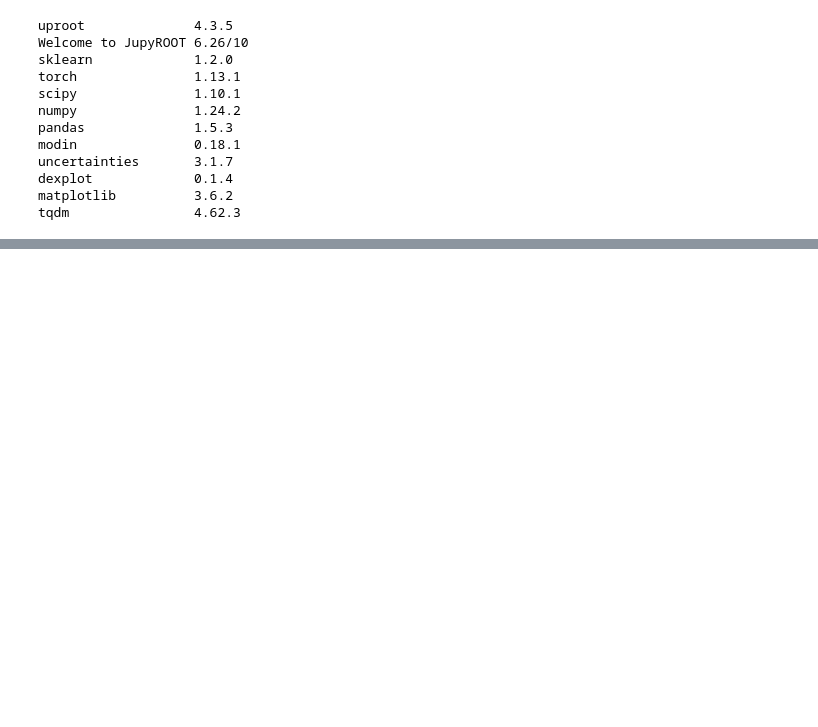
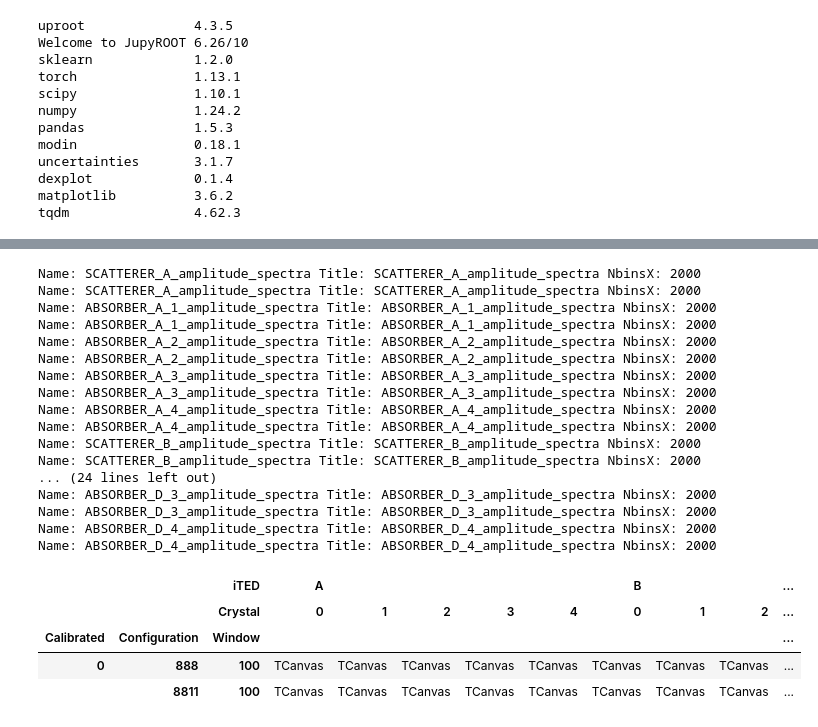
Before and after one commit to BGameiro2000/nucphys-thesis, a Jupyter notebook: code/analysis/PyROOT_resolution_Cs137.ipynb, the cells around one changed output, grey strips where cells are left out. Saved outputs shown, nothing was run; the diff lists cells and outputs as text; code cells hidden in the pictures; blank space fills up the shorter version.

```diff
--- a/code/analysis/PyROOT_resolution_Cs137.ipynb
+++ b/code/analysis/PyROOT_resolution_Cs137.ipynb
@@ -244,0 +154,20 @@ dtype: float64
+# %%
+def TH1D_draw(TH1D):
+
+    canvas = ROOT.TCanvas()
+    canvas.cd()
+
+    TH1D.Draw("pe")
+
+    text = ROOT.TLatex()
+    text.DrawLatex(300,250,
+                   "{}.{}-{}.{}.{}".format(
+                       iTED,
+                       crystal,
+                       calibration,
+                       config,
+                       CW
+                   )
+                  )
+
+    return canvas
@@ -244,0 +189,26 @@ dtype: float64
+# %%
+canvas = spectra.applymap(TH1D_draw)
+canvas.applymap(lambda x: type(x).__name__)
+# %% [output]
+Name: SCATTERER_A_amplitude_spectra Title: SCATTERER_A_amplitude_spectra NbinsX: 2000
+Name: SCATTERER_A_amplitude_spectra Title: SCATTERER_A_amplitude_spectra NbinsX: 2000
+Name: ABSORBER_A_1_amplitude_spectra Title: ABSORBER_A_1_amplitude_spectra NbinsX: 2000
+Name: ABSORBER_A_1_amplitude_spectra Title: ABSORBER_A_1_amplitude_spectra NbinsX: 2000
+Name: ABSORBER_A_2_amplitude_spectra Title: ABSORBER_A_2_amplitude_spectra NbinsX: 2000
+Name: ABSORBER_A_2_amplitude_spectra Title: ABSORBER_A_2_amplitude_spectra NbinsX: 2000
+Name: ABSORBER_A_3_amplitude_spectra Title: ABSORBER_A_3_amplitude_spectra NbinsX: 2000
+Name: ABSORBER_A_3_amplitude_spectra Title: ABSORBER_A_3_amplitude_spectra NbinsX: 2000
+Name: ABSORBER_A_4_amplitude_spectra Title: ABSORBER_A_4_amplitude_spectra NbinsX: 2000
+Name: ABSORBER_A_4_amplitude_spectra Title: ABSORBER_A_4_amplitude_spectra NbinsX: 2000
+Name: SCATTERER_B_amplitude_spectra Title: SCATTERER_B_amplitude_spectra NbinsX: 2000
+Name: SCATTERER_B_amplitude_spectra Title: SCATTERER_B_amplitude_spectra NbinsX: 2000
+... (24 lines left out)
+Name: ABSORBER_D_3_amplitude_spectra Title: ABSORBER_D_3_amplitude_spectra NbinsX: 2000
+Name: ABSORBER_D_3_amplitude_spectra Title: ABSORBER_D_3_amplitude_spectra NbinsX: 2000
+Name: ABSORBER_D_4_amplitude_spectra Title: ABSORBER_D_4_amplitude_spectra NbinsX: 2000
+Name: ABSORBER_D_4_amplitude_spectra Title: ABSORBER_D_4_amplitude_spectra NbinsX: 2000
+|  |  | iTED | A |  |  |  |  | B |  |  | ... |
+|  |  | Crystal | 0 | 1 | 2 | 3 | 4 | 0 | 1 | 2 | ... |
+| Calibrated | Configuration | Window |  |  |  |  |  |  |  |  | ... |
+| 0 | 888 | 100 | TCanvas | TCanvas | TCanvas | TCanvas | TCanvas | TCanvas | TCanvas | TCanvas | ... |
+|  | 8811 | 100 | TCanvas | TCanvas | TCanvas | TCanvas | TCanvas | TCanvas | TCanvas | TCanvas | ... |
```
Also changed, not shown: parts of 10 cells of this notebook.
